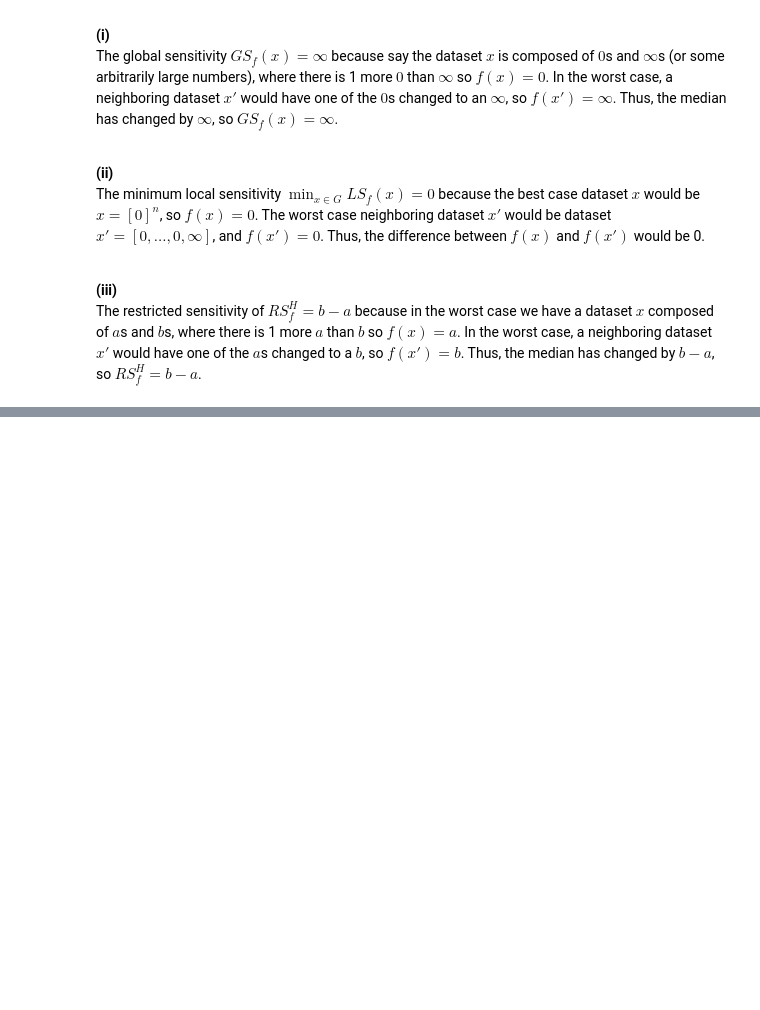
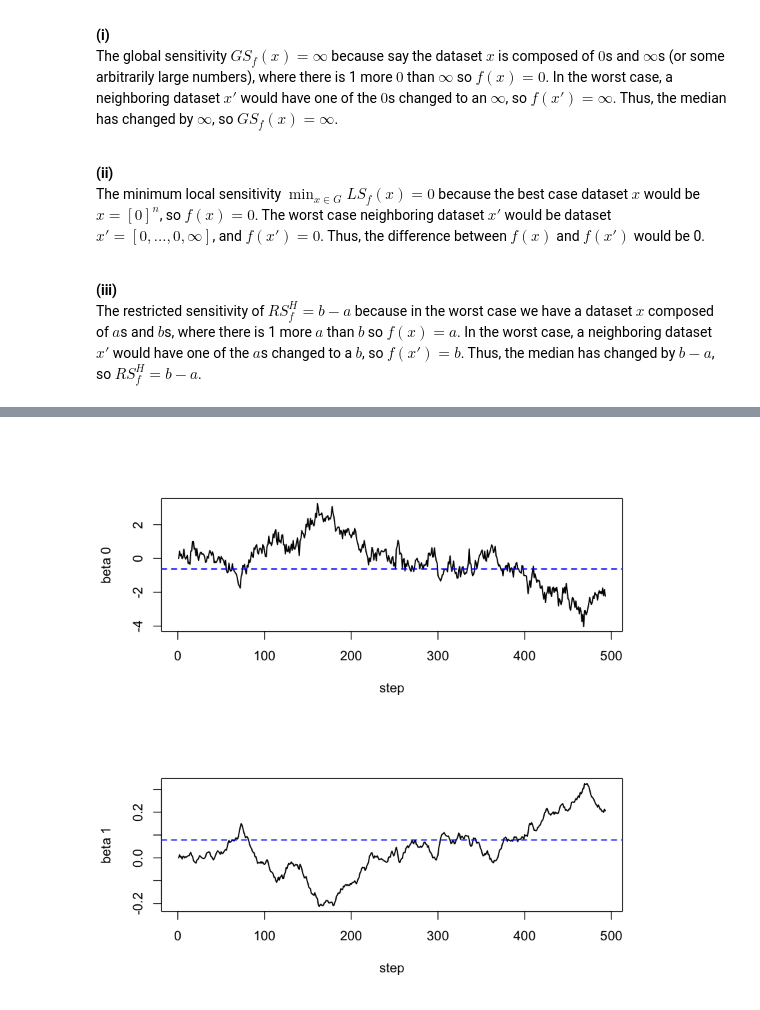
Before and after one commit to bhavenp/cs208, a Jupyter notebook: homework/HW4b/HW4b_Bhaven_Patel.ipynb, the cells around one changed output, grey strips where cells are left out. Drawn from its saved outputs; the diff is of its cells as text; code cells hidden in the pictures; blank space fills up the shorter version.

Commit message:
implemented problem 2, but have a question about calculating sigma for noise addition. Need to finish the rest of the question

```diff
--- a/homework/HW4b/HW4b_Bhaven_Patel.ipynb
+++ b/homework/HW4b/HW4b_Bhaven_Patel.ipynb
@@ -76,0 +105,9 @@ The restricted sensitivity of $RS_f^H = 0$ because for any graph $x \in H$, $f(x
+# %%
+#load the Massachusetts PUMS data
+library("foreign");
+PUMSdata <- read.csv(file="https://raw.githubusercontent.com/privacytoolsproject/cs208/master/data/MaPUMS5full.csv");
+
+marg_educ_data <- PUMSdata[c("married","educ")]; #get married and education data
+
+#predict are you married {0,1} based on education
+output <- glm(married ~ educ, family="binomial", data=marg_educ_data)
@@ -76,0 +155,77 @@ The restricted sensitivity of $RS_f^H = 0$ because for any graph $x \in H$, $f(x
+# %%
+N <- nrow(marg_educ_data);
+L <- round(sqrt(N));     # This is the recommended batch size- sqrt(# of training examples)
+# set.seed(42);
+
+steps <- L;   	  # Fix this
+
+## Shuffle the data
+index <- sample(1:nrow(marg_educ_data), replace=FALSE); #shuffle because we worry the data may have been sorted in some way
+marg_educ_data <- marg_educ_data[index,];
+epsilon = 0.5;
+delta = 1e-6;
+
+thetas <- c(0,0)   # Starting parameters
+C <- 10			  # Interval to clip over
+nu <- c(1, 0.01); #c(1,0.01)   # Learning speeds for each theta
+
+
+history <- matrix(NA, nrow=steps+1, ncol=2)
+history[1,] <- thetas
+
+
+# Iterate one step of SGD
+for(i in 1:steps){
+
+    #Generate our batch for this step
+	startB <- ((i-1)*L+1) #beginning index for our batch
+	if(i<L){#get end index for our batch
+		stopB <- i*L;
+	}else{
+		stopB <- nrow(marg_educ_data)
+	}
+	B <- marg_educ_data[startB:stopB, ]; #get rows for this batch
+
+
+    #get gradient for each parameter and add Gaussian noise to each
+    #B is the data. Theta is current values for the parameters.
+    #calcllik is the function we want to calculate the gradient for.
+    #epsilon can be multiplied by L because we're only using L rows from the data, so this is functionally equal to using epsilon
+
+    #calculate gradient separately for each point
+    tot_gradient <- c(0,0);
+
+    ### ARE WE CALCULATING THIS PROPERLY
+    sigma = C / (epsilon/2) * sqrt( 1/L * log(1/delta) ); #calculate the sigma for Gaussian noise
+
+    for(b in 1:nrow(B)){
+        single_row <- B[b, ]; #get row from the data
+        #calculate the gradient for this data point
+        grad_i <- calcgradient_localRelease(single_row, C, thetas, fun=calcllik, noise_sigma=sigma);
+
+        tot_gradient <- tot_gradient + grad_i;
+    }
+
+    ave_gradient <- tot_gradient / L;
+# 	cat("Del:  ",Del,"\n")
+	thetas <- thetas - (nu * ave_gradient);   #theta^(l+1) = theta^(l) - learningRate * gradient
+# 	cat("Theta:",theta, "\n")
+
+	history[i+1,] <- thetas;
+}
+
+# history[1:20, ]
+par(mfcol=c(2,1))
+
+all.ylim<-c( min(c(history[,1],output$coef[1] )), max(c(history[,1],output$coef[1] )))
+plot(history[,1], type="l", ylim=all.ylim, ylab="beta 0", xlab="step", lwd=1.5)
+abline(h=output$coef[1], lty=2, col="blue", lwd=1.5)
+
+
+all.ylim<-c( min(c(history[,2],output$coef[2] )), max(c(history[,2],output$coef[2] )))
+plot(history[,2], type="l", ylim=all.ylim, ylab="beta 1", xlab="step", lwd=1.5)
+abline(h=output$coef[2], lty=2, col="blue", lwd=1.5)
+
+# dev.copy2pdf(file="./dpSGD.pdf")
+# %% [output]
+[figure, added]
```
Also changed, not shown: parts of 7 cells of this notebook, 2 other files.
